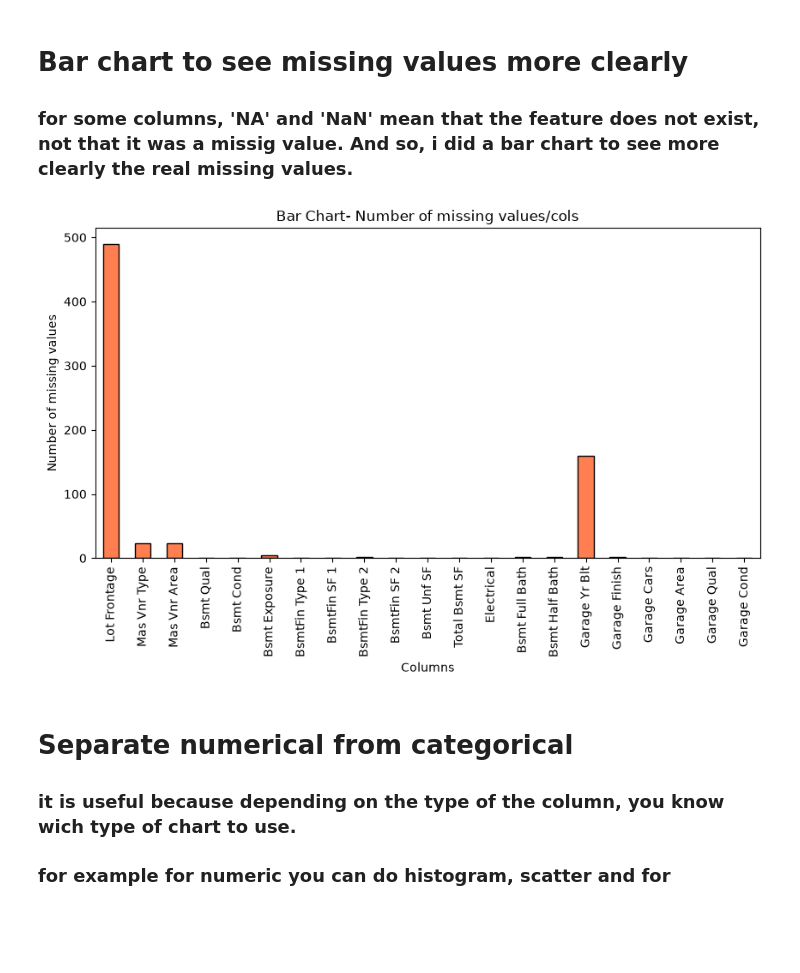
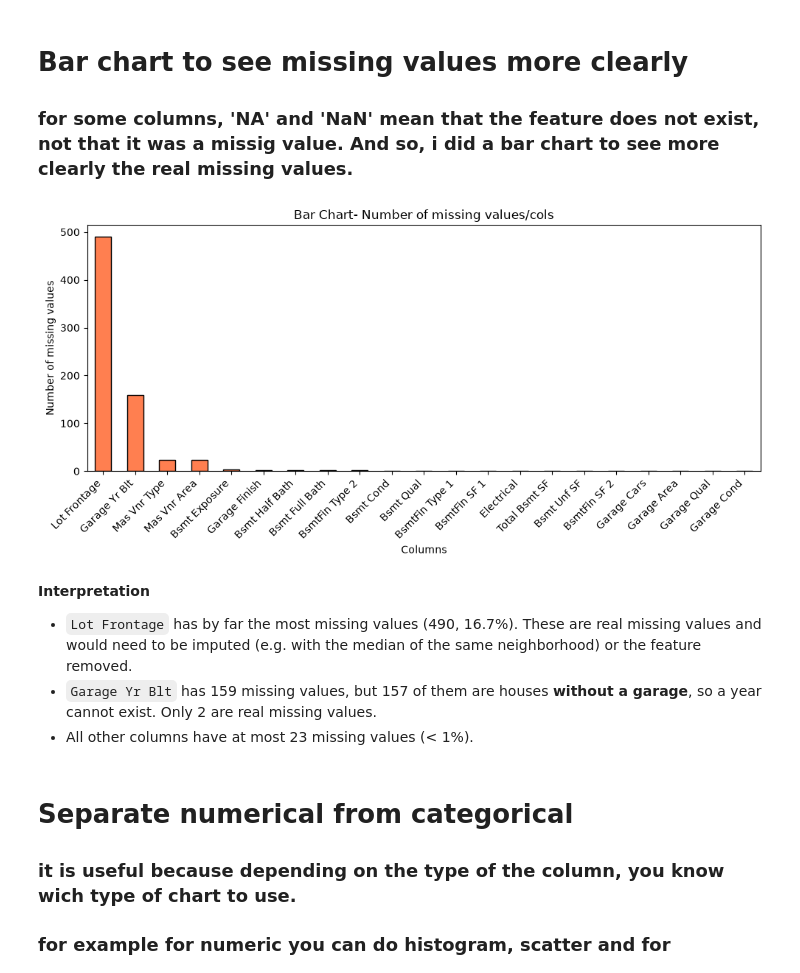
Before and after one commit to viragdiana/ML, a Jupyter notebook: lab-1-stefi.ipynb, the cells around one changed output. Cells and saved outputs as stored; diff of their text form; code cells hidden in the pictures; blank space fills up the shorter version.

```diff
--- a/lab-1-stefi.ipynb
+++ b/lab-1-stefi.ipynb
@@ -63,17 +63,25 @@ dtype: int64
 ### for some columns, 'NA' and 'NaN' mean that the feature does not exist, not that it was a missig value. And so, i did a bar chart to see more clearly the real missing values.
 # %%
 import matplotlib.pyplot as plt
-missing_data=dataset.isnull().sum()
-missing_data=missing_data[missing_data>0]
+missing_data = dataset.isnull().sum()
+missing_data = missing_data[missing_data > 0].sort_values(ascending=False)
 
-plt.figure(figsize=(10,5))
+plt.figure(figsize=(10, 5))
 missing_data.plot(kind='bar', color='coral', edgecolor='black')
 plt.title('Bar Chart- Number of missing values/cols')
 plt.xlabel('Columns')
 plt.ylabel('Number of missing values')
+plt.xticks(rotation=45, ha="right")
+plt.tight_layout()
 plt.show()
 # %% [output]
-[figure, old version]
+[figure, new version]
+# %% [markdown]
+**Interpretation**
+
+- `Lot Frontage` has by far the most missing values (490, 16.7%). These are real missing values and would need to be imputed (e.g. with the median of the same neighborhood) or the feature removed.
+- `Garage Yr Blt` has 159 missing values, but 157 of them are houses **without a garage**, so a year cannot exist. Only 2 are real missing values.
+- All other columns have at most 23 missing values (< 1%).
 # %% [markdown]
 # Separate numerical from categorical
 ### it is useful because depending on the type of the column, you know wich type of chart to use.
```
Also changed, not shown: parts of 7 cells of this notebook.
